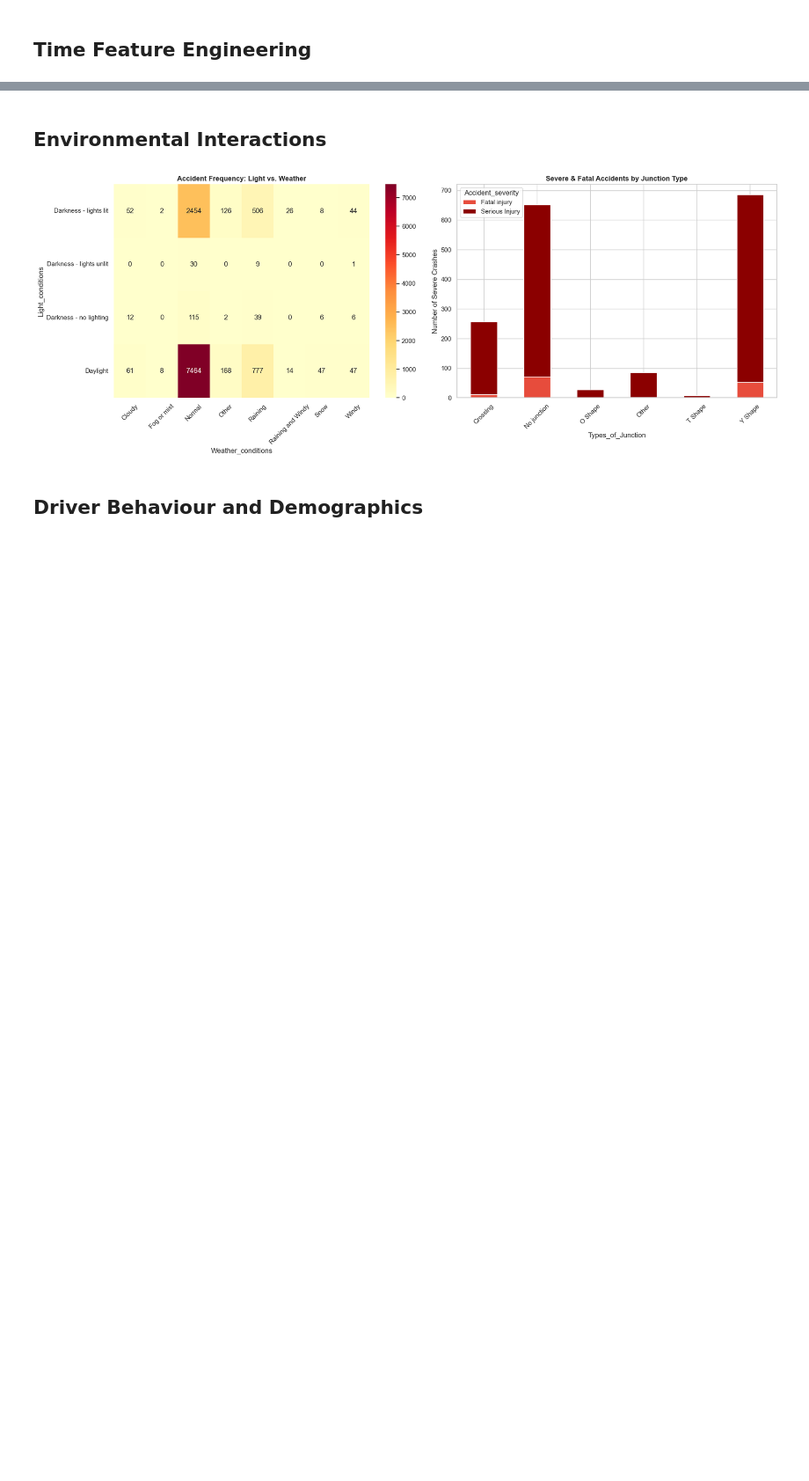
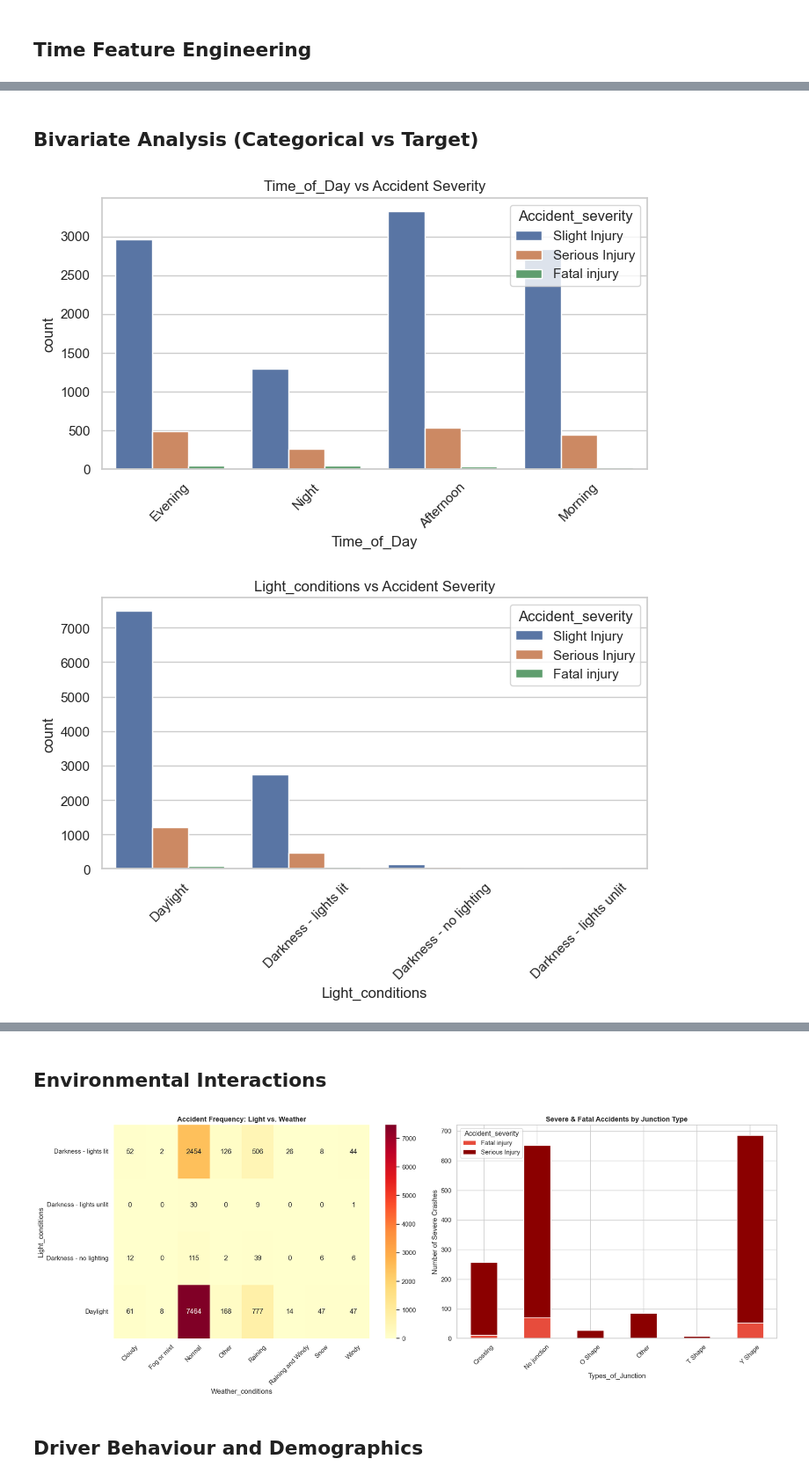
Before and after one commit to VelvetGradient-26/CarAccident, a Jupyter notebook: notebooks/01_eda.ipynb, the cells around one changed output, grey strips where cells are left out. Shown at 88% size. Cells and saved outputs as stored; diff of their text form; code cells hidden in the pictures; blank space fills up the shorter version.

```diff
--- a/notebooks/01_eda.ipynb
+++ b/notebooks/01_eda.ipynb
@@ -385,0 +232,14 @@ plt.show()
+# %% [markdown]
+## Bivariate Analysis (Categorical vs Target)
+# %%
+important_cols = ['Time_of_Day', 'Light_conditions', 'Weather_conditions']
+
+for col in important_cols:
+    plt.figure(figsize=(8,4))
+    sns.countplot(data=df, x=col, hue='Accident_severity')
+    plt.title(f'{col} vs Accident Severity')
+    plt.xticks(rotation=45)
+    plt.show()
+# %% [output]
+[figure, added]
+[figure, added]
```
Also changed, not shown: parts of 39 cells of this notebook.
